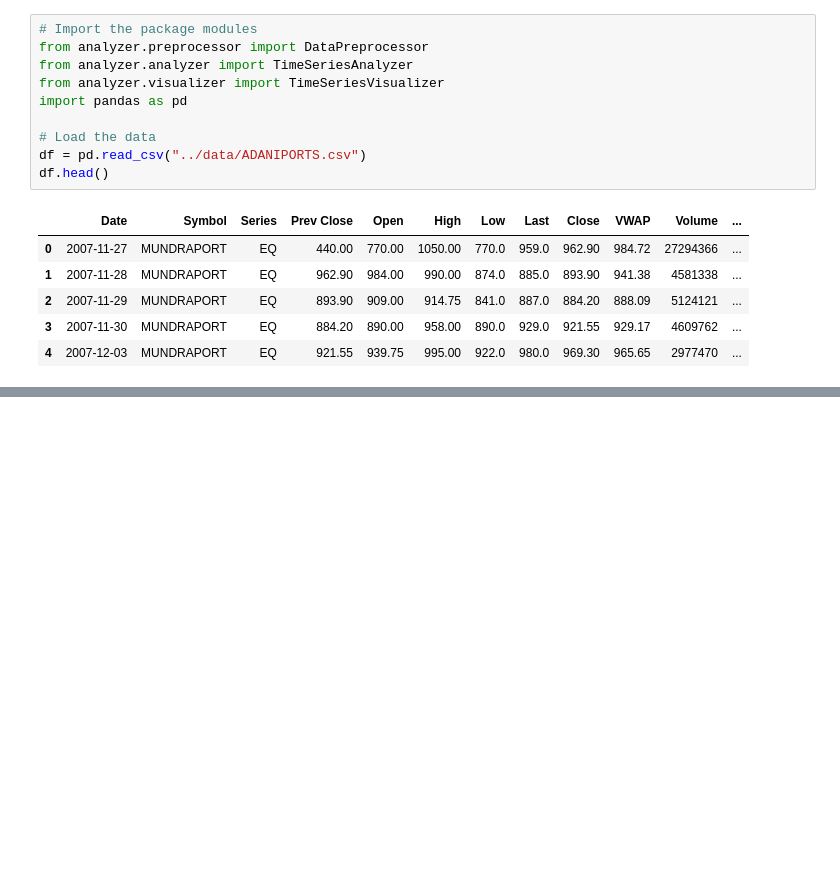
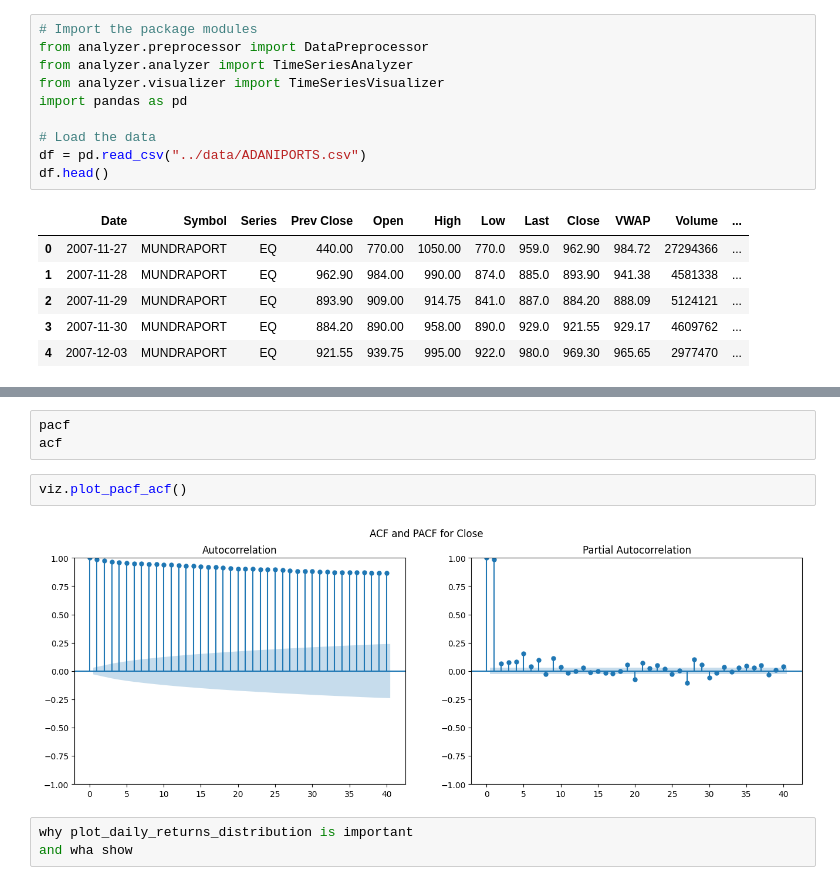
Before and after one commit to RahimiLili/TimeSeries_Analysis_Project, a Jupyter notebook: notebooks/Timeseri_analysis.ipynb, the cells around one changed output, grey strips where cells are left out. Saved outputs shown, nothing was run; the diff lists cells and outputs as text; blank space fills up the shorter version.

```diff
--- a/notebooks/Timeseri_analysis.ipynb
+++ b/notebooks/Timeseri_analysis.ipynb
@@ -28,0 +138,10 @@ Data cleaned and gaps filled via interpolation.
+# %%
+pacf
+acf
+# %%
+viz.plot_pacf_acf()
+# %% [output]
+[figure, added]
+# %%
+why plot_daily_returns_distribution is important
+and wha show
```
Also changed, not shown: parts of 25 cells of this notebook, 8 other files.
